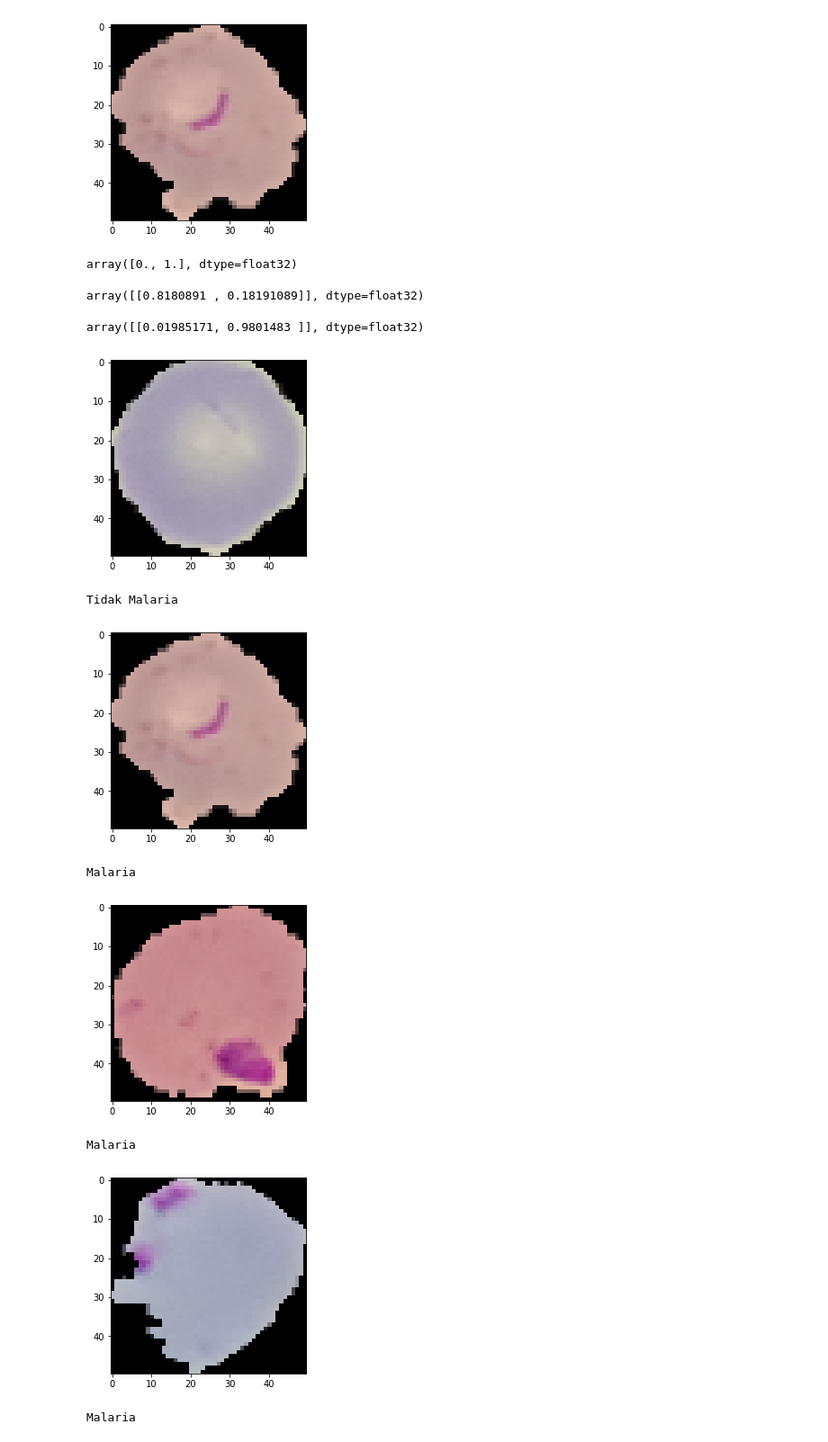
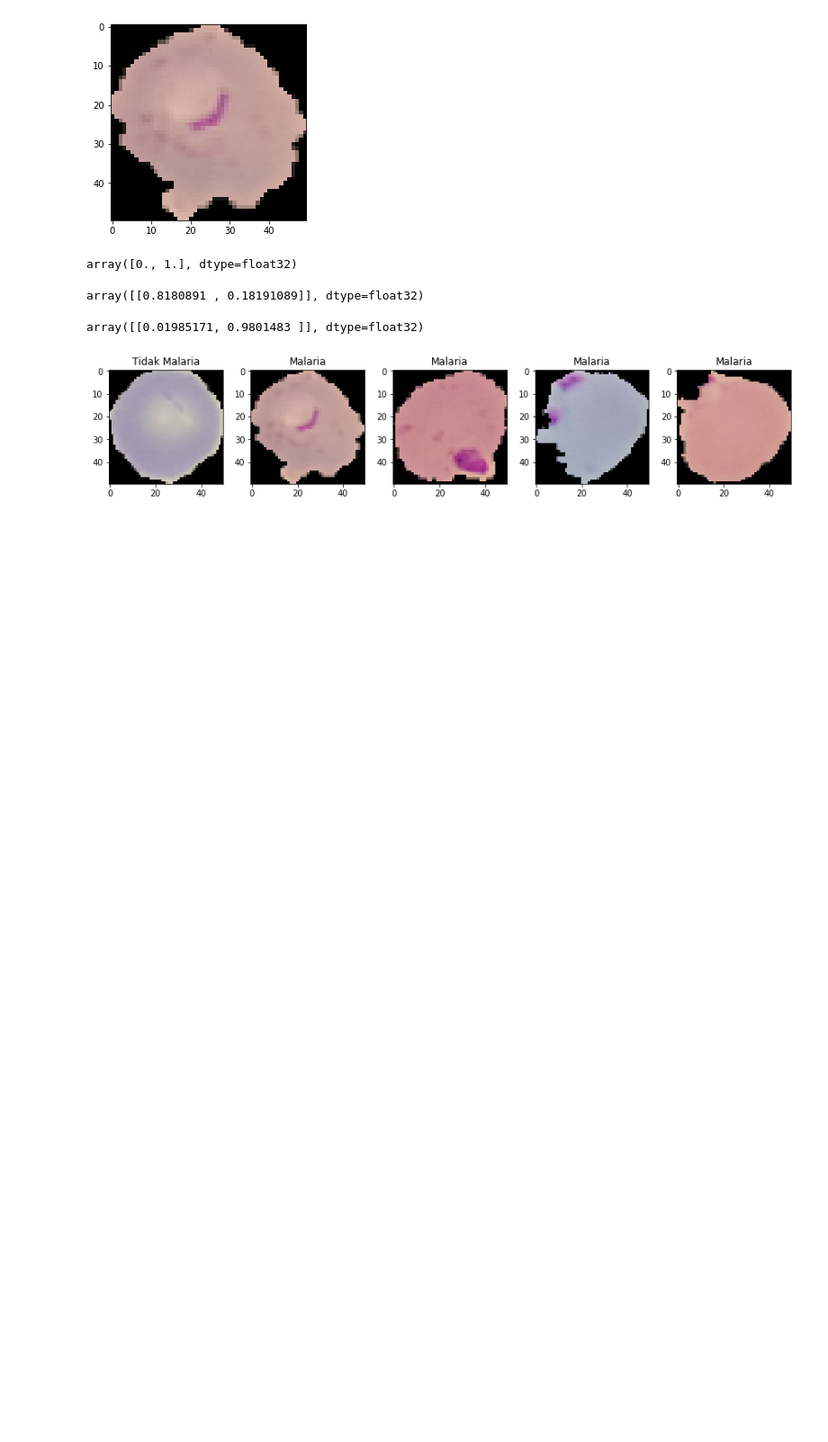
Before and after one commit to share424/Malaria-Identification, a Jupyter notebook: MalariaRecognition.ipynb, the cells around one changed output. Shown at 90% size. Cells and saved outputs as stored; diff of their text form; code cells hidden in the pictures; blank space fills up the shorter version.

```diff
--- a/MalariaRecognition.ipynb
+++ b/MalariaRecognition.ipynb
@@ -350,17 +350,13 @@ array([[0.01985171, 0.9801483 ]], dtype=float32)
 # %%
 result = model.predict(x_test[10:15])
 # %%
+plt.figure(figsize = (12,12))
 for i in range(10, 15):
+    plt.subplot(1, 5, i-9)
     img = x_test[i]
     plt.imshow(img)
-    plt.show()
-    print('Malaria' if np.argmax(result[i-10]) == 1 else 'Tidak Malaria')
+    plt.title('Malaria' if np.argmax(result[i-10]) == 1 else 'Tidak Malaria')
+    plt.tight_layout()
+plt.show()
 # %% [output]
-[figure, old version]
+[figure, new version]
-Tidak Malaria
-[figure, removed]
-Malaria
-[figure, removed]
-Malaria
-[figure, removed]
-Malaria
```
Also changed, not shown: parts of 3 cells of this notebook, 2 other files.
